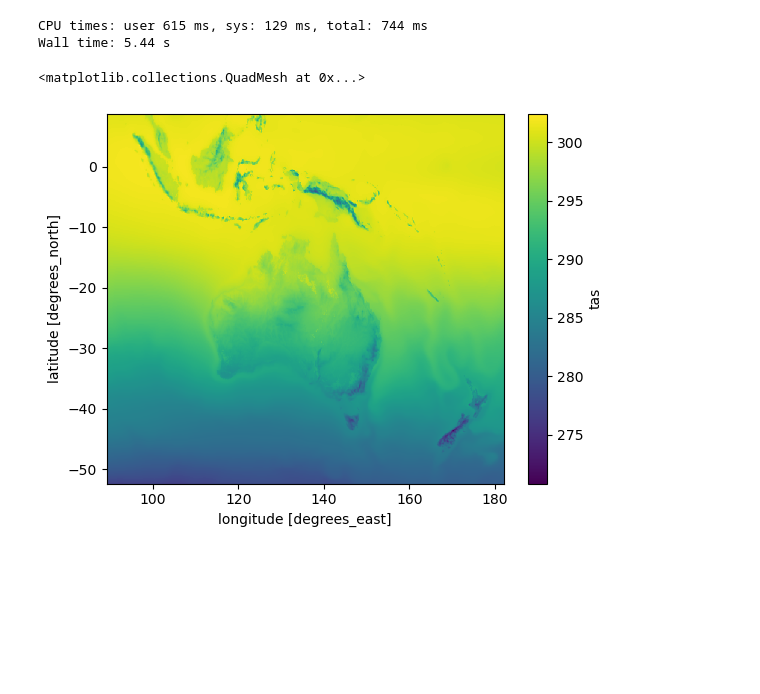
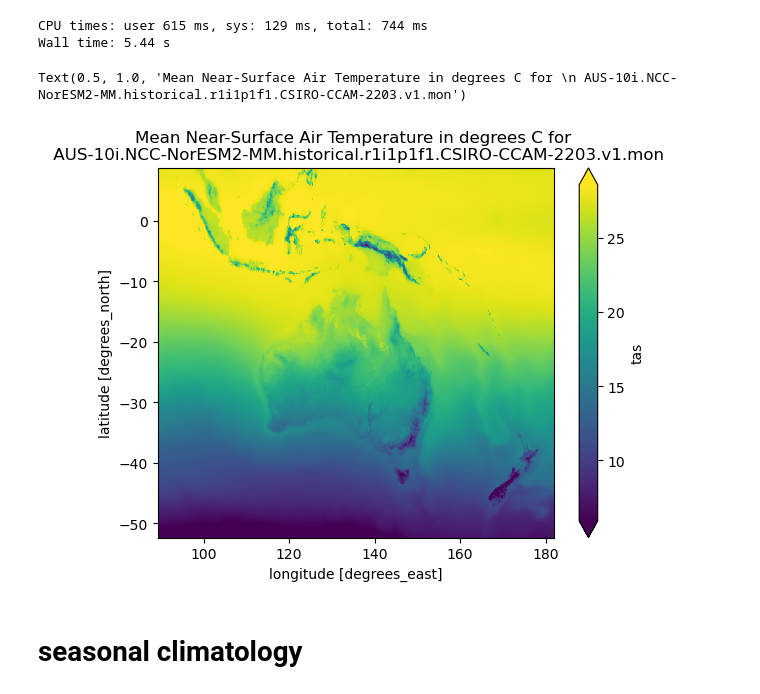
Before and after one commit to AusClimateService/data-catalogue, a Jupyter notebook: notebooks/CCAM-intake-sandbox.ipynb, the cells around one changed output. Drawn from its saved outputs; the diff is of its cells as text; code cells hidden in the pictures; blank space fills up the shorter version.

```diff
--- a/notebooks/CCAM-intake-sandbox.ipynb
+++ b/notebooks/CCAM-intake-sandbox.ipynb
@@ -434,8 +434,13 @@ mean_tas = mean_tas.compute()
 # %% [output]
 CPU times: user 615 ms, sys: 129 ms, total: 744 ms
 Wall time: 5.44 s
+# %%
+mean_temp = mean_tas - 273.15
 # %%
-mean_tas.plot()
+mean_temp.plot(robust=True)
+plt.title('Mean Near-Surface Air Temperature in degrees C for \n AUS-10i.NCC-NorESM2-MM.historical.r1i1p1f1.CSIRO-CCAM-2203.v1.mon')
 # %% [output]
-<matplotlib.collections.QuadMesh at 0x...>
+Text(0.5, 1.0, 'Mean Near-Surface Air Temperature in degrees C for \n AUS-10i.NCC-NorESM2-MM.historical.r1i1p1f1.CSIRO-CCAM-2203.v1.mon')
-[figure, old version]
+[figure, new version]
+# %% [markdown]
+# seasonal climatology
```
Also changed, not shown: parts of 6 cells of this notebook.
